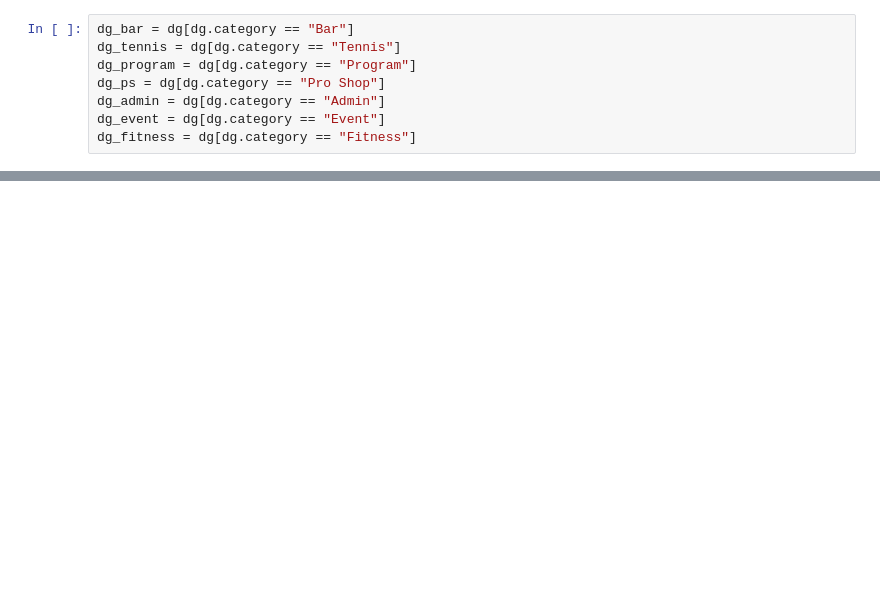
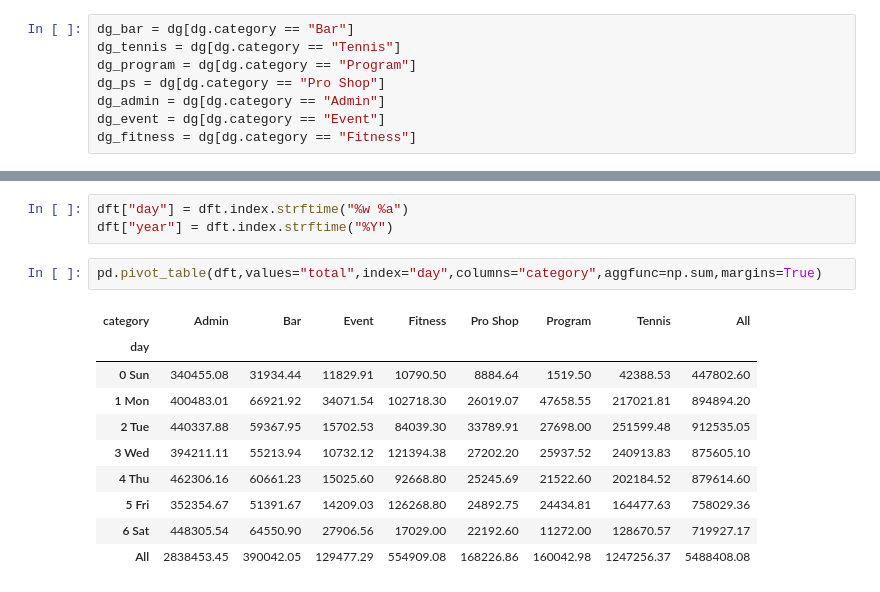
Before and after one commit to crisgiovanoni/jncc_project, a Jupyter notebook: bi_analysis.ipynb, the cells around one changed output, grey strips where cells are left out. Saved outputs shown, nothing was run; the diff lists cells and outputs as text; blank space fills up the shorter version.

```diff
--- a/bi_analysis.ipynb
+++ b/bi_analysis.ipynb
@@ -444,0 +498,16 @@ ax6.set(title="Event Sales")
+# %%
+dft["day"] = dft.index.strftime("%w %a")
+dft["year"] = dft.index.strftime("%Y")
+# %%
+pd.pivot_table(dft,values="total",index="day",columns="category",aggfunc=np.sum,margins=True)
+# %% [output]
+| category | Admin | Bar | Event | Fitness | Pro Shop | Program | Tennis | All |
+| day |  |  |  |  |  |  |  |  |
+| 0 Sun | 340455.08 | 31934.44 | 11829.91 | 10790.50 | 8884.64 | 1519.50 | 42388.53 | 447802.60 |
+| 1 Mon | 400483.01 | 66921.92 | 34071.54 | 102718.30 | 26019.07 | 47658.55 | 217021.81 | 894894.20 |
+| 2 Tue | 440337.88 | 59367.95 | 15702.53 | 84039.30 | 33789.91 | 27698.00 | 251599.48 | 912535.05 |
+| 3 Wed | 394211.11 | 55213.94 | 10732.12 | 121394.38 | 27202.20 | 25937.52 | 240913.83 | 875605.10 |
+| 4 Thu | 462306.16 | 60661.23 | 15025.60 | 92668.80 | 25245.69 | 21522.60 | 202184.52 | 879614.60 |
+| 5 Fri | 352354.67 | 51391.67 | 14209.03 | 126268.80 | 24892.75 | 24434.81 | 164477.63 | 758029.36 |
+| 6 Sat | 448305.54 | 64550.90 | 27906.56 | 17029.00 | 22192.60 | 11272.00 | 128670.57 | 719927.17 |
+| All | 2838453.45 | 390042.05 | 129477.29 | 554909.08 | 168226.86 | 160042.98 | 1247256.37 | 5488408.08 |
```
Also changed, not shown: parts of 30 cells of this notebook.
